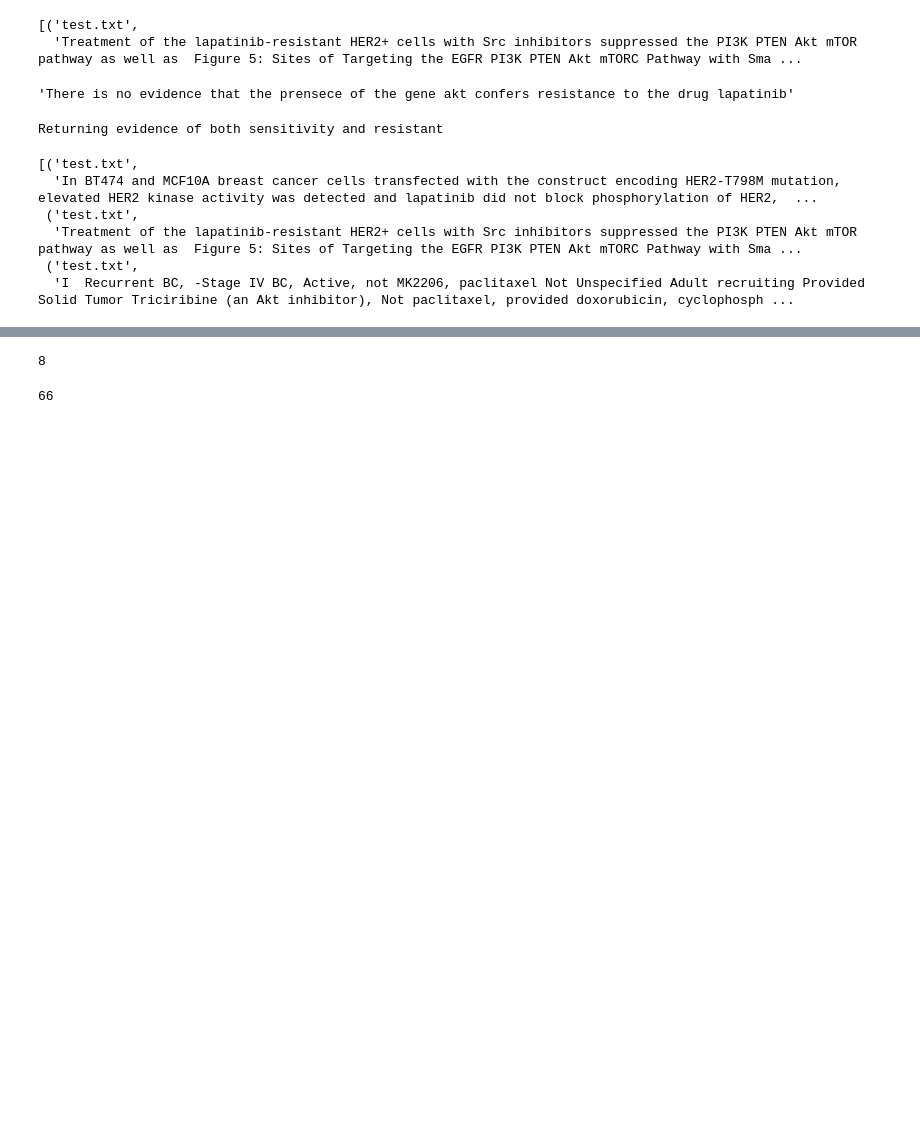
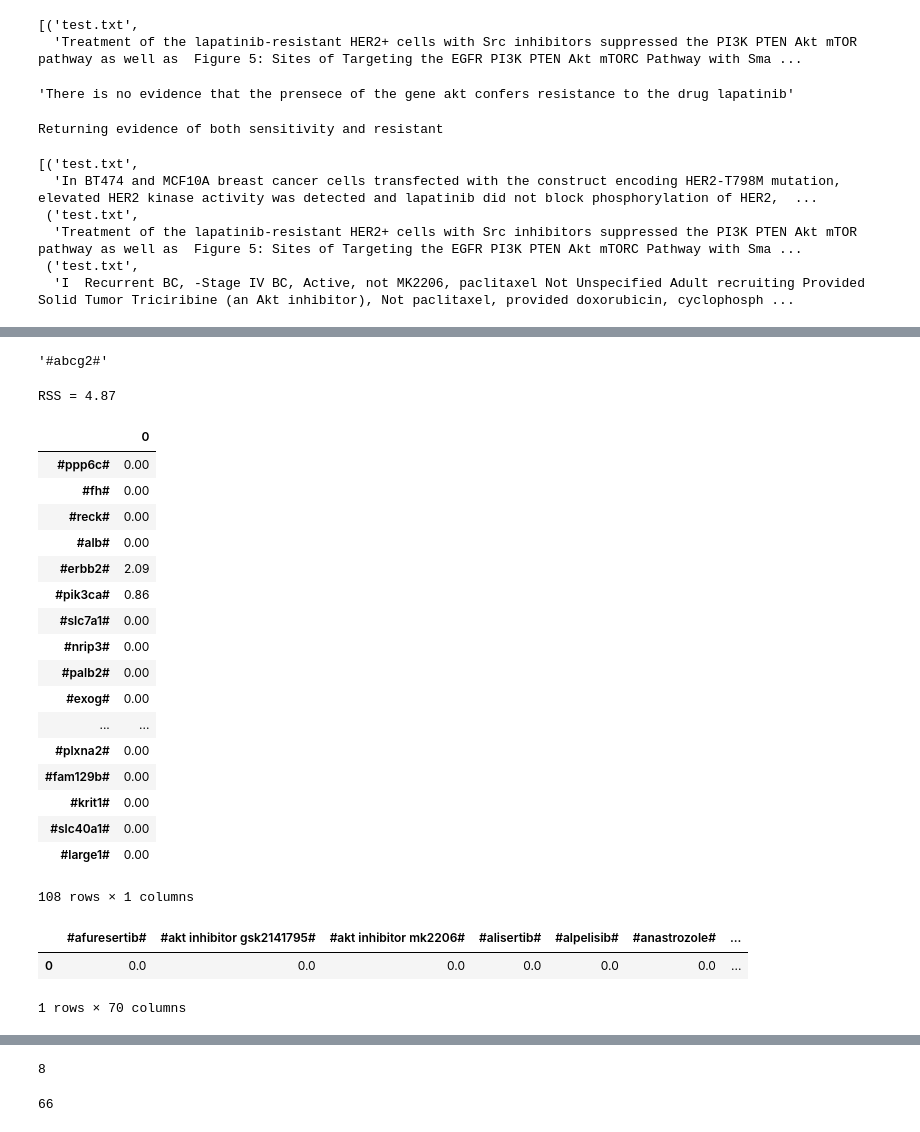
Before and after one commit to ayadlin/Capstone, a Jupyter notebook: Last_PrerRun.ipynb, the cells around one changed output, grey strips where cells are left out. Saved outputs shown, nothing was run; the diff lists cells and outputs as text; code cells hidden in the pictures; blank space fills up the shorter version.

```diff
--- a/Last_PrerRun.ipynb
+++ b/Last_PrerRun.ipynb
@@ -218,5 +246,7 @@ resist_network_matrix
 type(resist_network_matrix)
 # %%
 from sklearn.model_selection import train_test_split
+# %%
+indices = np.arange(test2.shape[0])
 # %%
-x_train, x_test = train_test_split(resist_network_matrix, test_size=0.33, random_state=42)
+x_train, x_test, idx_train, idx_test = train_test_split(test2, indices, test_size=0.33, random_state=42)
@@ -223,6 +257,14 @@ x_train, x_test = train_test_split(resist_network_matrix, test_size=0.33, random
+# %%
+network_genes[0]
+# %% [output]
+'#abcg2#'
+# %%
+test_genes = [network_genes[idx] for idx in idx_test]
 # %%
-nmf = NMF(n_components=6)
+nmf = NMF(n_components=1)
 nmf.fit(x_train)
 W = nmf.transform(x_test)
 H = nmf.components_
 print('RSS = %.2f' % nmf.reconstruction_err_)
+# %% [output]
+RSS = 4.87
@@ -235,0 +271,29 @@ transformer.transform(X)
+# %%
+W, H = (np.around(x,2) for x in (W,H))
+W = pd.DataFrame(W,index=test_genes)
+H = pd.DataFrame(H,columns=network_drugs.values())
+
+display(W)
+display(H)
+# %% [output]
+|  | 0 |
+| #ppp6c# | 0.00 |
+| #fh# | 0.00 |
+| #reck# | 0.00 |
+| #alb# | 0.00 |
+| #erbb2# | 2.09 |
+| #pik3ca# | 0.86 |
+| #slc7a1# | 0.00 |
+| #nrip3# | 0.00 |
+| #palb2# | 0.00 |
+| #exog# | 0.00 |
+| ... | ... |
+| #plxna2# | 0.00 |
+| #fam129b# | 0.00 |
+| #krit1# | 0.00 |
+| #slc40a1# | 0.00 |
+| #large1# | 0.00 |
+108 rows × 1 columns
+|  | #afuresertib# | #akt inhibitor gsk2141795# | #akt inhibitor mk2206# | #alisertib# | #alpelisib# | #anastrozole# | ... |
+| 0 | 0.0 | 0.0 | 0.0 | 0.0 | 0.0 | 0.0 | ... |
+1 rows × 70 columns
```
Also changed, not shown: parts of 38 cells of this notebook, 4 other files.
